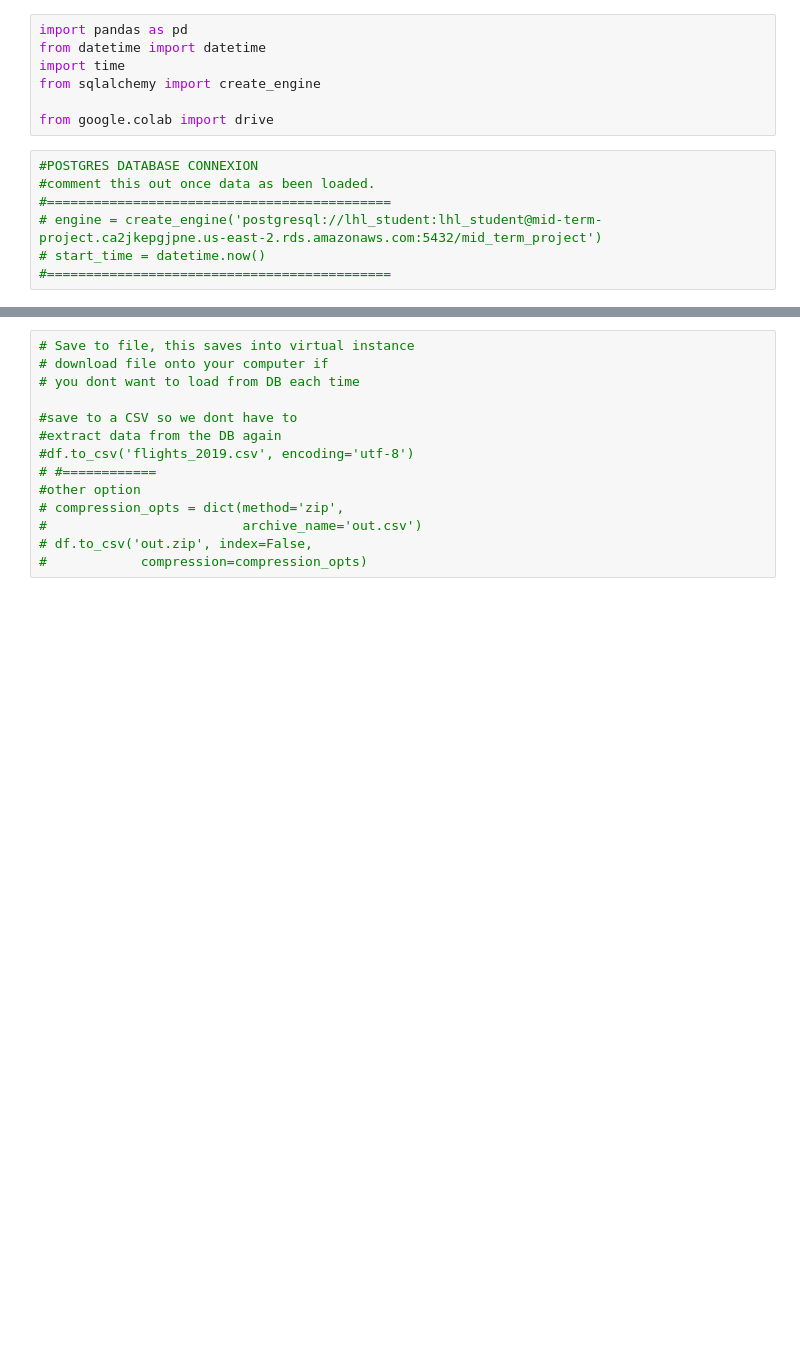
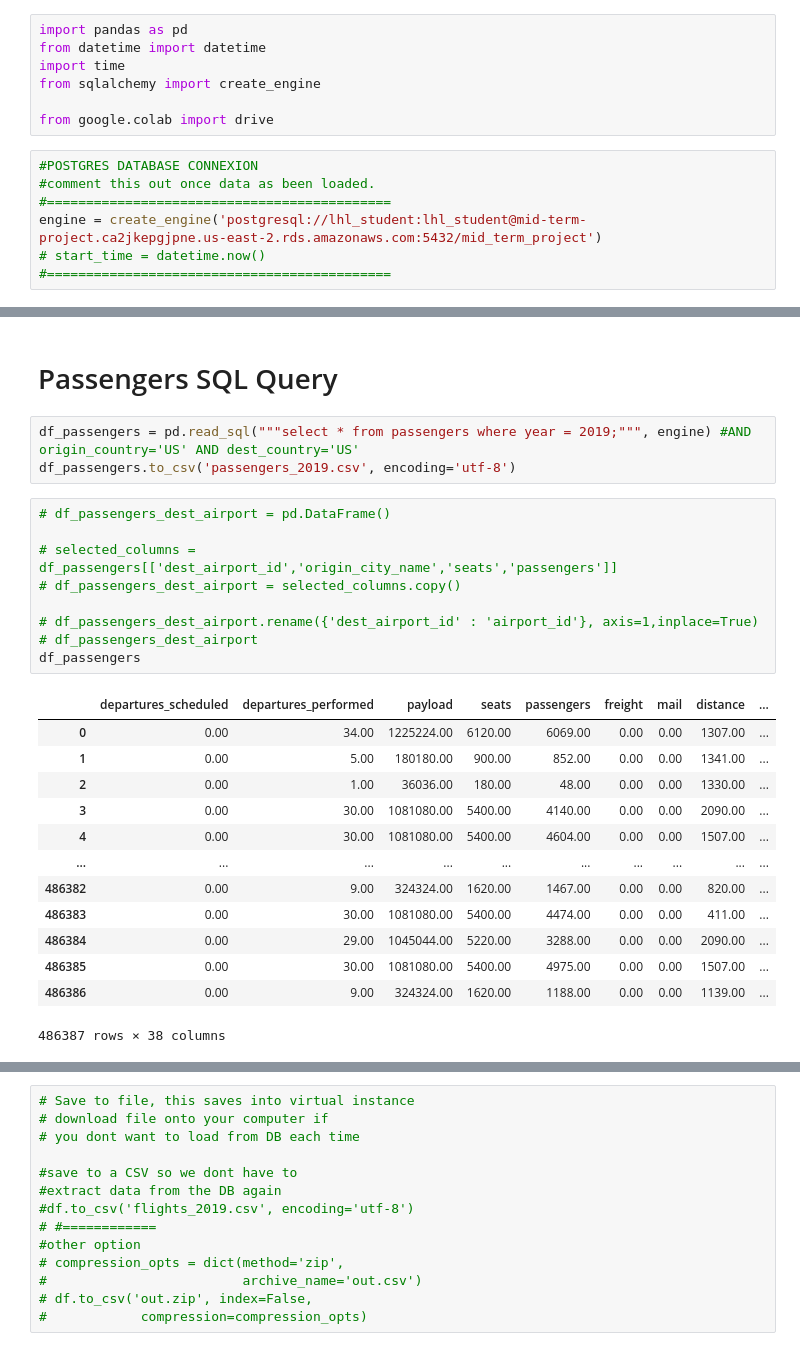
Before and after one commit to Some7hing0riginal/lighthouselabs-midterm1, a Jupyter notebook: Explorationsv2.ipynb, the cells around one changed output, grey strips where cells are left out. Drawn from its saved outputs; the diff is of its cells as text; blank space fills up the shorter version.

```diff
--- a/Explorationsv2.ipynb
+++ b/Explorationsv2.ipynb
@@ -11,7 +11,7 @@ from google.colab import drive
 #POSTGRES DATABASE CONNEXION
 #comment this out once data as been loaded.
 #============================================
-# engine = create_engine('postgresql://lhl_student:lhl_student@mid-term-project.ca2jkepgjpne.us-east-2.rds.amazonaws.com:5432/mid_term_project')
+engine = create_engine('postgresql://lhl_student:lhl_student@mid-term-project.ca2jkepgjpne.us-east-2.rds.amazonaws.com:5432/mid_term_project')
 # start_time = datetime.now()
 #============================================
 # %%
@@ -40,0 +52,28 @@ from google.colab import drive
+# %% [markdown]
+# Passengers SQL Query
+# %%
+df_passengers = pd.read_sql("""select * from passengers where year = 2019;""", engine) #AND origin_country='US' AND dest_country='US'
+df_passengers.to_csv('passengers_2019.csv', encoding='utf-8')
+# %%
+# df_passengers_dest_airport = pd.DataFrame()
+
+# selected_columns = df_passengers[['dest_airport_id','origin_city_name','seats','passengers']]
+# df_passengers_dest_airport = selected_columns.copy()
+
+# df_passengers_dest_airport.rename({'dest_airport_id' : 'airport_id'}, axis=1,inplace=True)
+# df_passengers_dest_airport
+df_passengers
+# %% [output]
+|  | departures_scheduled | departures_performed | payload | seats | passengers | freight | mail | distance | ... |
+| 0 | 0.00 | 34.00 | 1225224.00 | 6120.00 | 6069.00 | 0.00 | 0.00 | 1307.00 | ... |
+| 1 | 0.00 | 5.00 | 180180.00 | 900.00 | 852.00 | 0.00 | 0.00 | 1341.00 | ... |
+| 2 | 0.00 | 1.00 | 36036.00 | 180.00 | 48.00 | 0.00 | 0.00 | 1330.00 | ... |
+| 3 | 0.00 | 30.00 | 1081080.00 | 5400.00 | 4140.00 | 0.00 | 0.00 | 2090.00 | ... |
+| 4 | 0.00 | 30.00 | 1081080.00 | 5400.00 | 4604.00 | 0.00 | 0.00 | 1507.00 | ... |
+| ... | ... | ... | ... | ... | ... | ... | ... | ... | ... |
+| 486382 | 0.00 | 9.00 | 324324.00 | 1620.00 | 1467.00 | 0.00 | 0.00 | 820.00 | ... |
+| 486383 | 0.00 | 30.00 | 1081080.00 | 5400.00 | 4474.00 | 0.00 | 0.00 | 411.00 | ... |
+| 486384 | 0.00 | 29.00 | 1045044.00 | 5220.00 | 3288.00 | 0.00 | 0.00 | 2090.00 | ... |
+| 486385 | 0.00 | 30.00 | 1081080.00 | 5400.00 | 4975.00 | 0.00 | 0.00 | 1507.00 | ... |
+| 486386 | 0.00 | 9.00 | 324324.00 | 1620.00 | 1188.00 | 0.00 | 0.00 | 1139.00 | ... |
+486387 rows × 38 columns
```
Also changed, not shown: parts of 45 cells of this notebook.
